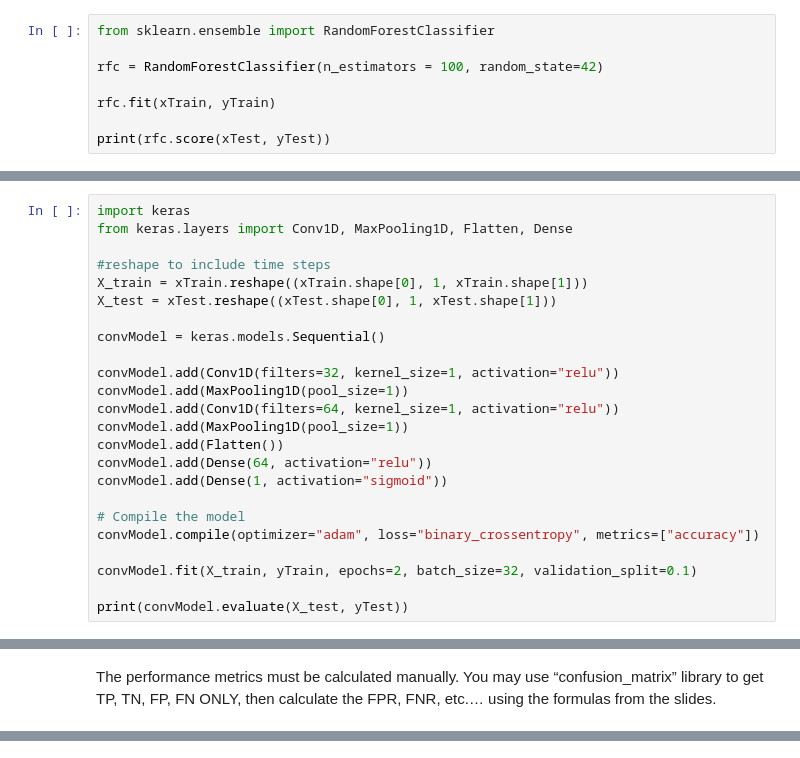
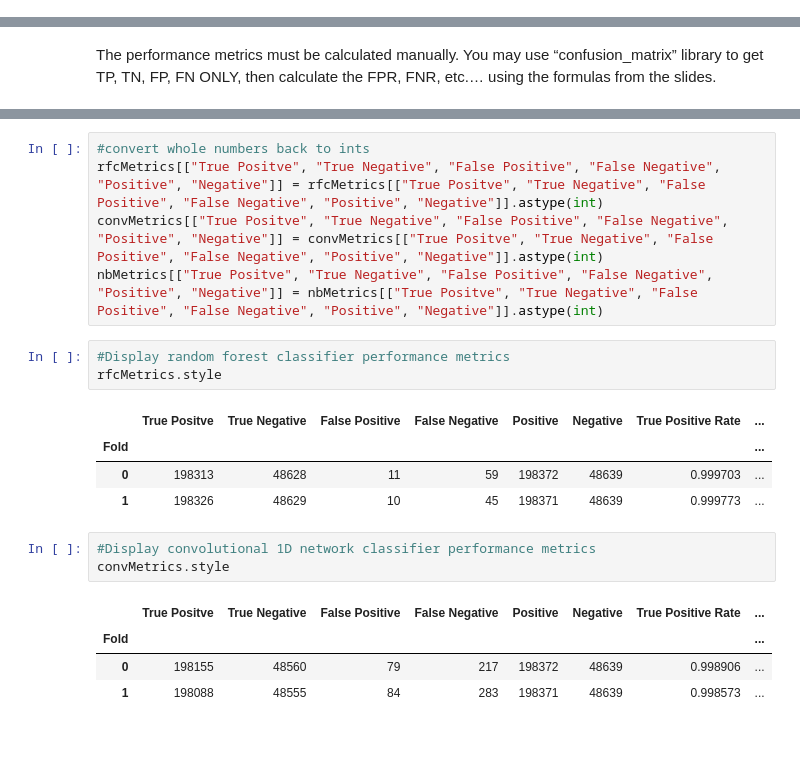
Before and after one commit to joshuakobuskie/FA24-CS634-101-Final, a Jupyter notebook: kobuskie_joshua_finalproject.ipynb, the cells around one changed output, grey strips where cells are left out. Drawn from its saved outputs; the diff is of its cells as text.

Commit message:
feat: new kfold strat method to improve speed and accuracy

```diff
--- a/kobuskie_joshua_finalproject.ipynb
+++ b/kobuskie_joshua_finalproject.ipynb
@@ -427,8 +241,0 @@ to implement the algorithms
-# %%
-from sklearn.ensemble import RandomForestClassifier
-
-rfc = RandomForestClassifier(n_estimators = 100, random_state=42)
-
-rfc.fit(xTrain, yTrain)
-
-print(rfc.score(xTest, yTest))
@@ -440,24 +241,0 @@ I have selected a Convolutional 1D network
-# %%
-import keras
-from keras.layers import Conv1D, MaxPooling1D, Flatten, Dense
-
-#reshape to include time steps
-X_train = xTrain.reshape((xTrain.shape[0], 1, xTrain.shape[1]))
-X_test = xTest.reshape((xTest.shape[0], 1, xTest.shape[1]))
-
-convModel = keras.models.Sequential()
-
-convModel.add(Conv1D(filters=32, kernel_size=1, activation="relu"))
-convModel.add(MaxPooling1D(pool_size=1))
-convModel.add(Conv1D(filters=64, kernel_size=1, activation="relu"))
-convModel.add(MaxPooling1D(pool_size=1))
-convModel.add(Flatten())
-convModel.add(Dense(64, activation="relu"))
-convModel.add(Dense(1, activation="sigmoid"))
-
-# Compile the model
-convModel.compile(optimizer="adam", loss="binary_crossentropy", metrics=["accuracy"])
-
-convModel.fit(X_train, yTrain, epochs=2, batch_size=32, validation_split=0.1)
-
-print(convModel.evaluate(X_test, yTest))
@@ -487,0 +475,21 @@ then calculate the FPR, FNR, etc.… using the formulas from the slides.
+# %%
+#convert whole numbers back to ints
+rfcMetrics[["True Positve", "True Negative", "False Positive", "False Negative", "Positive", "Negative"]] = rfcMetrics[["True Positve", "True Negative", "False Positive", "False Negative", "Positive", "Negative"]].astype(int)
+convMetrics[["True Positve", "True Negative", "False Positive", "False Negative", "Positive", "Negative"]] = convMetrics[["True Positve", "True Negative", "False Positive", "False Negative", "Positive", "Negative"]].astype(int)
+nbMetrics[["True Positve", "True Negative", "False Positive", "False Negative", "Positive", "Negative"]] = nbMetrics[["True Positve", "True Negative", "False Positive", "False Negative", "Positive", "Negative"]].astype(int)
+# %%
+#Display random forest classifier performance metrics
+rfcMetrics.style
+# %% [output]
+|  | True Positve | True Negative | False Positive | False Negative | Positive | Negative | True Positive Rate | ... |
+| Fold |  |  |  |  |  |  |  | ... |
+| 0 | 198313 | 48628 | 11 | 59 | 198372 | 48639 | 0.999703 | ... |
+| 1 | 198326 | 48629 | 10 | 45 | 198371 | 48639 | 0.999773 | ... |
+# %%
+#Display convolutional 1D network classifier performance metrics
+convMetrics.style
+# %% [output]
+|  | True Positve | True Negative | False Positive | False Negative | Positive | Negative | True Positive Rate | ... |
+| Fold |  |  |  |  |  |  |  | ... |
+| 0 | 198155 | 48560 | 79 | 217 | 198372 | 48639 | 0.998906 | ... |
+| 1 | 198088 | 48555 | 84 | 283 | 198371 | 48639 | 0.998573 | ... |
```
Also changed, not shown: parts of 21 cells of this notebook.
